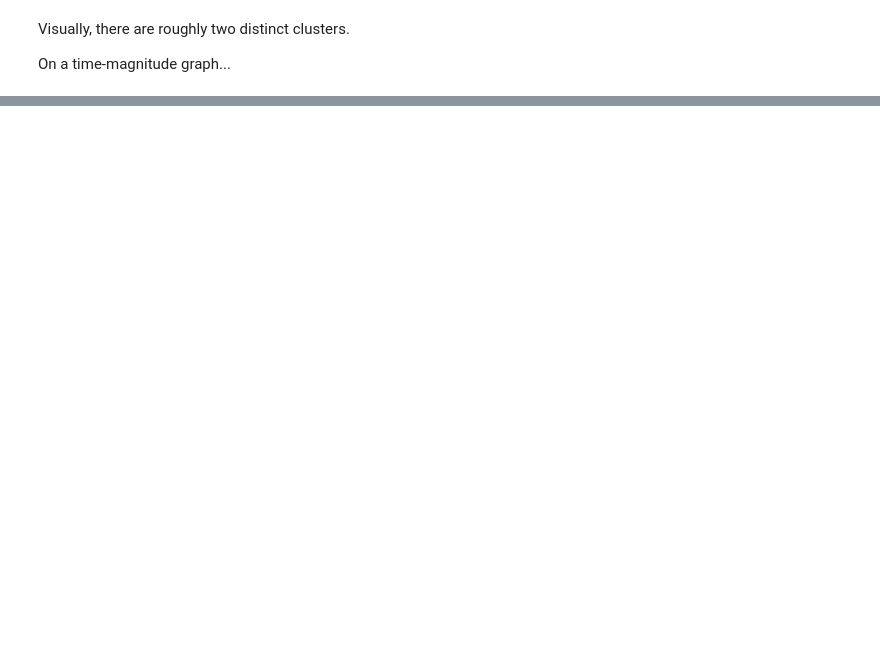
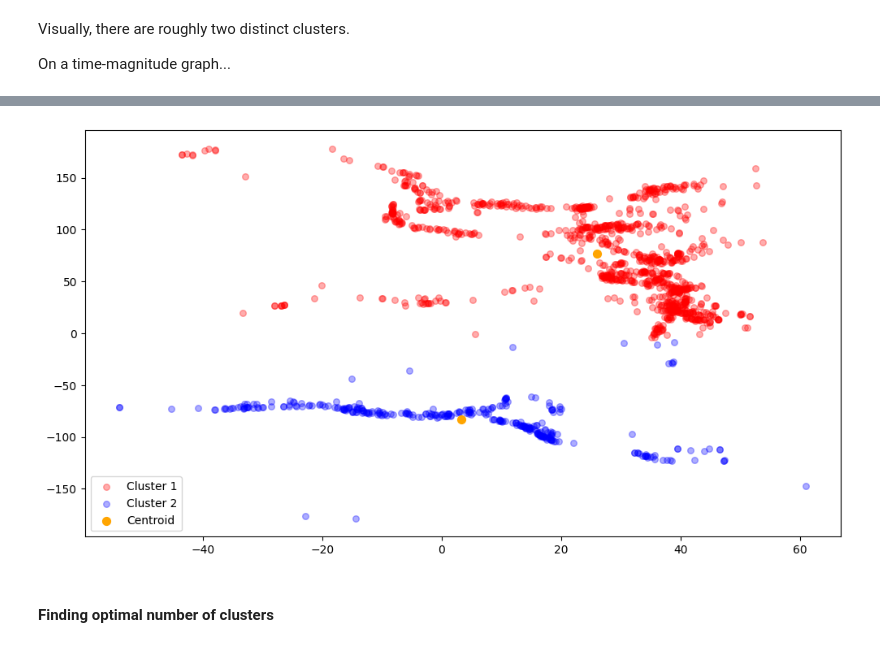
Before and after one commit to Parxd/Tectonics, a Jupyter notebook: main.ipynb, the cells around one changed output, grey strips where cells are left out. Saved outputs shown, nothing was run; the diff lists cells and outputs as text; code cells hidden in the pictures; blank space fills up the shorter version.

```diff
--- a/main.ipynb
+++ b/main.ipynb
@@ -106,0 +120,31 @@ timegraph = sns.lineplot(x = data["Date"], y = "Mag", data = data)
+# %%
+plt.figure(figsize = (12, 6.5))
+plt.scatter(
+    locations[predictions == 0, 0],
+    locations[predictions == 0, 1],
+    s = 30,
+    alpha = 0.32,
+    label = "Cluster 1",
+    c = "red"
+)
+plt.scatter(
+    locations[predictions == 1, 0],
+    locations[predictions == 1, 1],
+    s = 30,
+    alpha = 0.32,
+    label = "Cluster 2",
+    c = "blue"
+)
+plt.scatter(
+    kmc.cluster_centers_[:, 0],
+    kmc.cluster_centers_[:, 1],
+    s = 50,
+    label = "Centroid",
+    c = "orange"
+)
+plt.legend()
+plt.show()
+# %% [output]
+[figure, added]
+# %% [markdown]
+#### Finding optimal number of clusters
```
Also changed, not shown: parts of 16 cells of this notebook.
